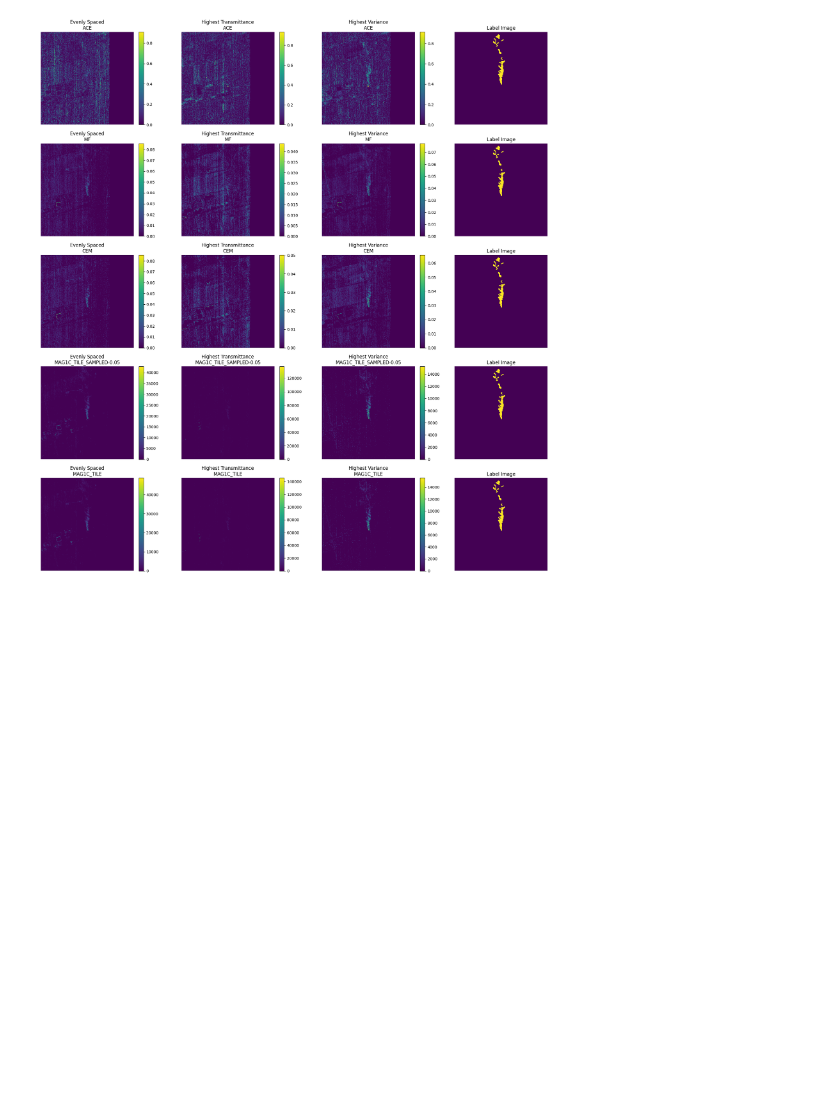
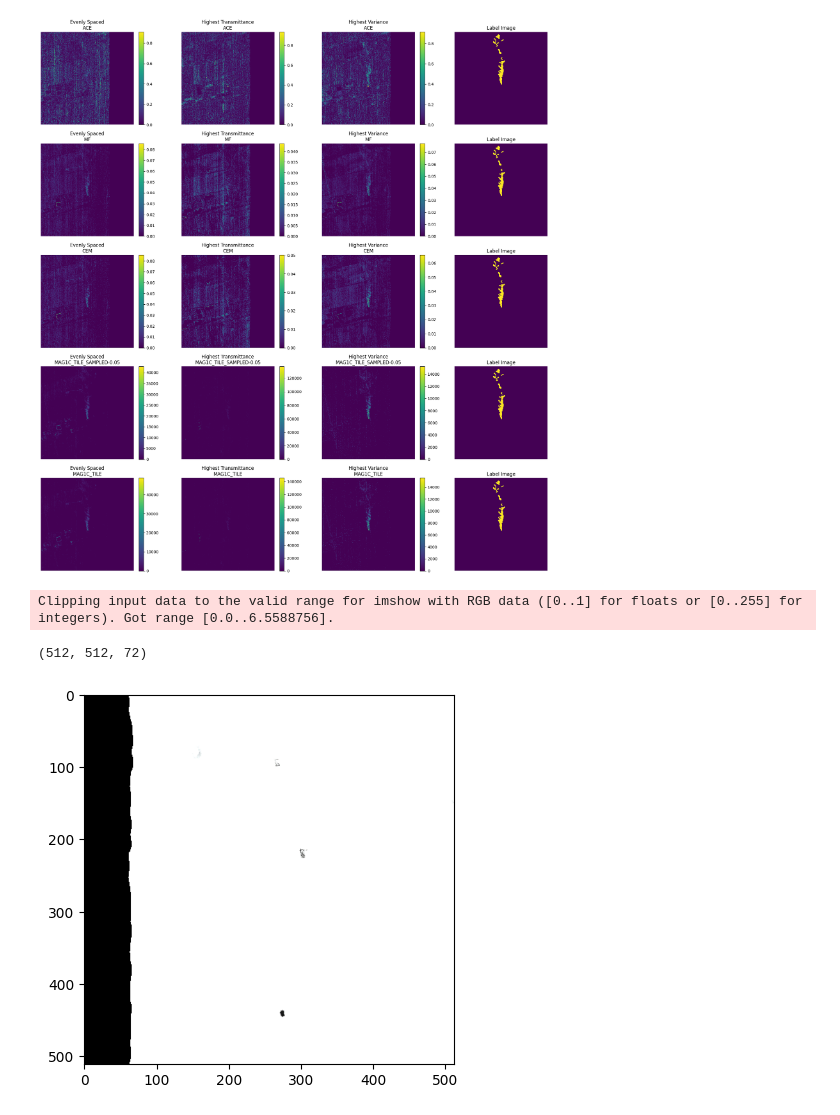
Before and after one commit to zaitra/methane-filters-benchmark, a Jupyter notebook: playbook.ipynb, the cells around one changed output. Saved outputs shown, nothing was run; the diff lists cells and outputs as text; code cells hidden in the pictures; blank space fills up the shorter version.

```diff
--- a/playbook.ipynb
+++ b/playbook.ipynb
@@ -397,3 +397,14 @@ plt.show()
 # %% [output]
 Plotting for subfolder: ang20191018t144405_r2674_c436_w151_h151
 [figure]
+# %%
+import numpy as np
+import matplotlib.pyplot as plt
+
+arr = np.load("test_tile.npy")
+plt.imshow(arr[:,:,[0,1,2]])
+print(arr.shape)
+# %% [output]
+Clipping input data to the valid range for imshow with RGB data ([0..1] for floats or [0..255] for integers). Got range [0.0..6.5588756].
+(512, 512, 72)
+[figure, added]
```
Also changed, not shown: parts of 1 cell of this notebook, 1 other file.
